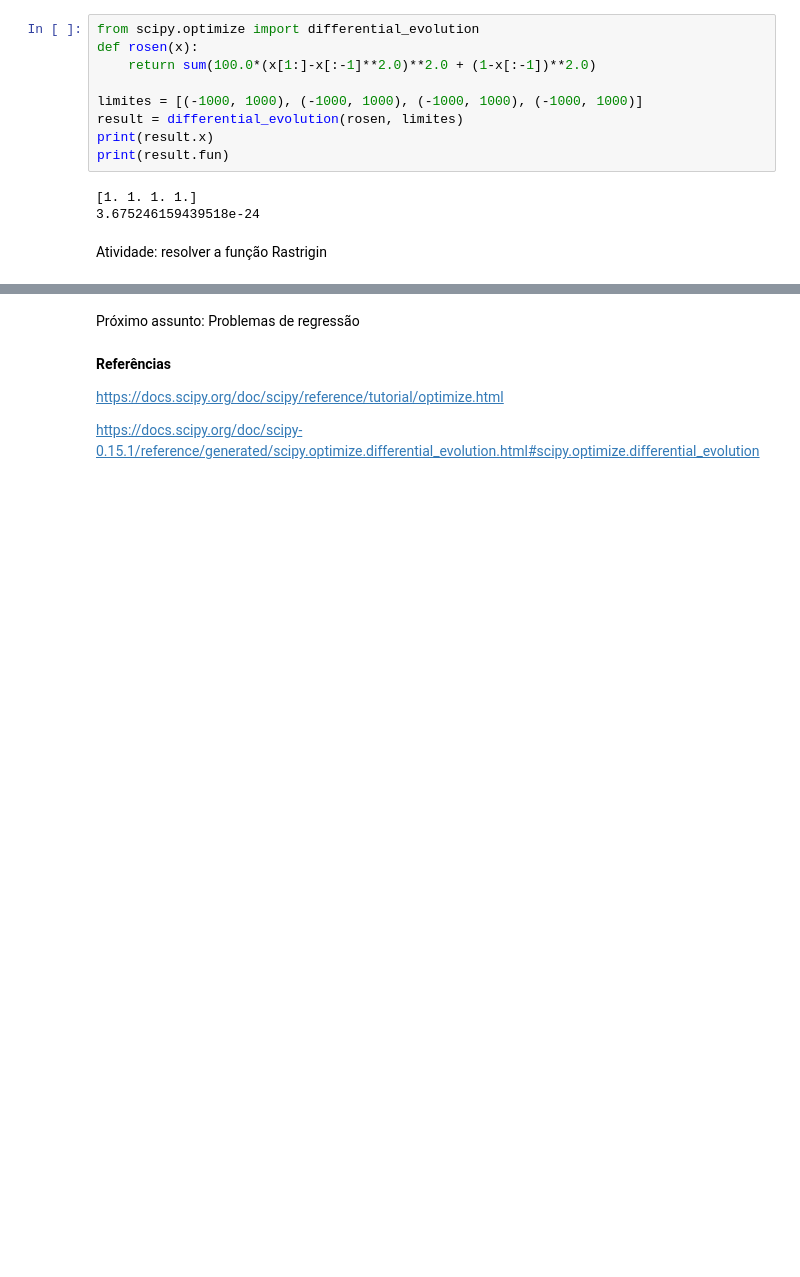
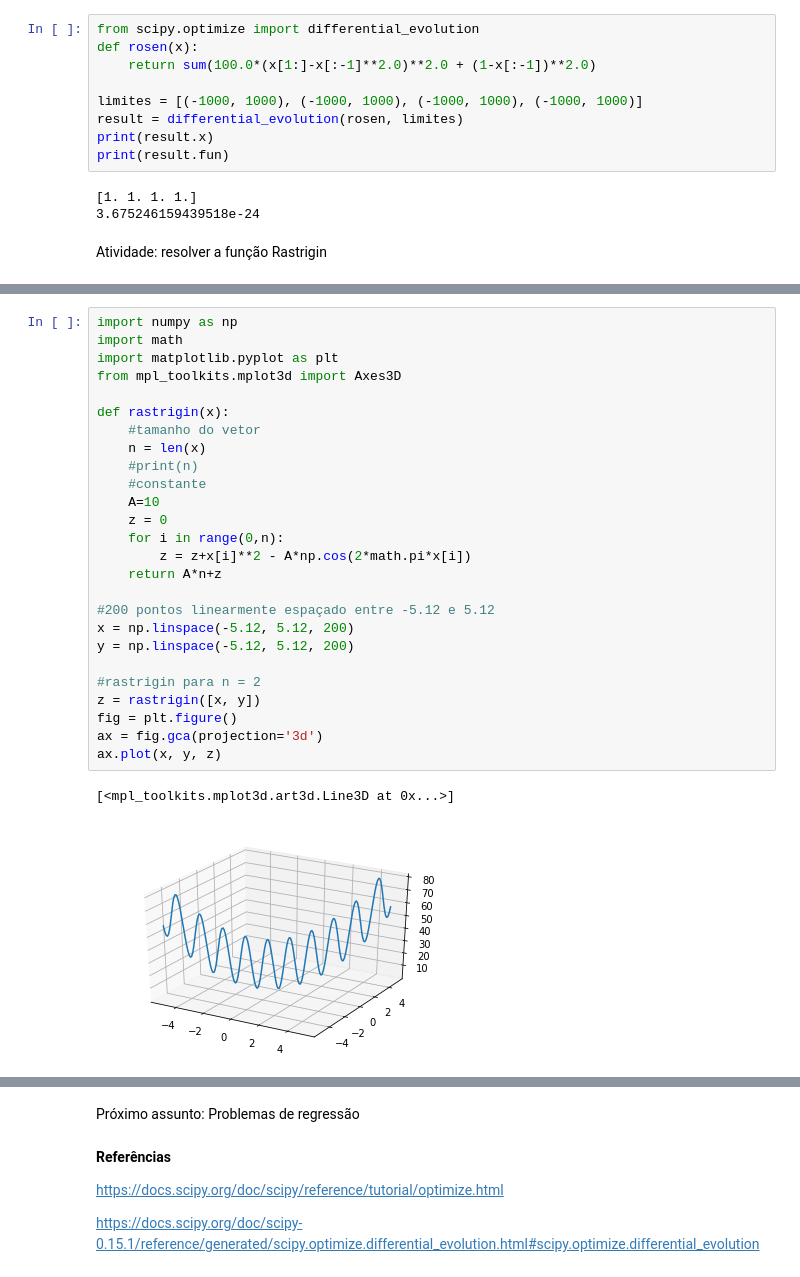
Before and after one commit to lucianaa/topicosIC, a Jupyter notebook: aula3.ipynb, the cells around one changed output, grey strips where cells are left out. Drawn from its saved outputs; the diff is of its cells as text; blank space fills up the shorter version.

```diff
--- a/aula3.ipynb
+++ b/aula3.ipynb
@@ -120,3 +120,32 @@ print(result.fun)
 Atividade: resolver a função Rastrigin
 # %% [markdown]
 ![rastrigin.png](attachment:rastrigin.png)
+# %%
+import numpy as np
+import math
+import matplotlib.pyplot as plt
+from mpl_toolkits.mplot3d import Axes3D
+
+def rastrigin(x):
+    #tamanho do vetor
+    n = len(x)
+    #print(n)
+    #constante
+    A=10
+    z = 0
+    for i in range(0,n):
+        z = z+x[i]**2 - A*np.cos(2*math.pi*x[i])
+    return A*n+z
+
+#200 pontos linearmente espaçado entre -5.12 e 5.12
+x = np.linspace(-5.12, 5.12, 200)
+y = np.linspace(-5.12, 5.12, 200)
+
+#rastrigin para n = 2
+z = rastrigin([x, y])
+fig = plt.figure()
+ax = fig.gca(projection='3d')
+ax.plot(x, y, z)
+# %% [output]
+[<mpl_toolkits.mplot3d.art3d.Line3D at 0x...>]
+[figure, added]
```
Also changed, not shown: parts of 3 cells of this notebook, 1 other file.
